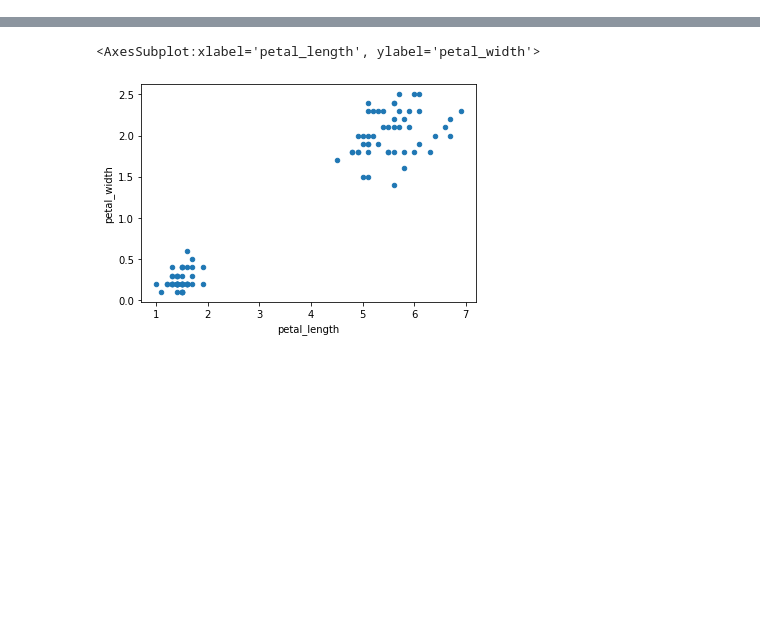
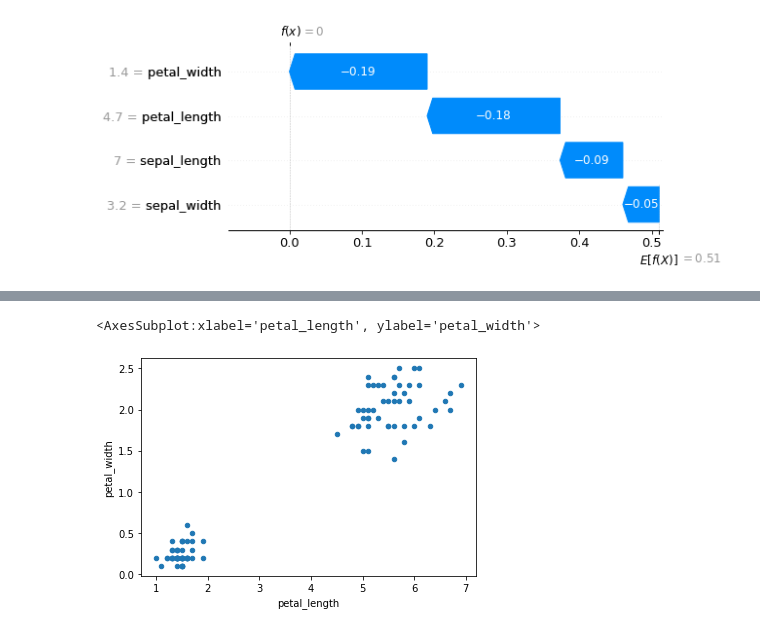
Before and after one commit to jtanderson/COSC-311-Fall2021, a Jupyter notebook: ShapDemo.ipynb, the cells around one changed output, grey strips where cells are left out. Cells and saved outputs as stored; diff of their text form; code cells hidden in the pictures; blank space fills up the shorter version.

```diff
--- a/ShapDemo.ipynb
+++ b/ShapDemo.ipynb
@@ -46,0 +48,4 @@ shap.summary_plot(shap_values)
+# %%
+shap.plots.waterfall(shap_values[0])
+# %% [output]
+[figure, added]
```
Also changed, not shown: parts of 6 cells of this notebook, 1 other file.
